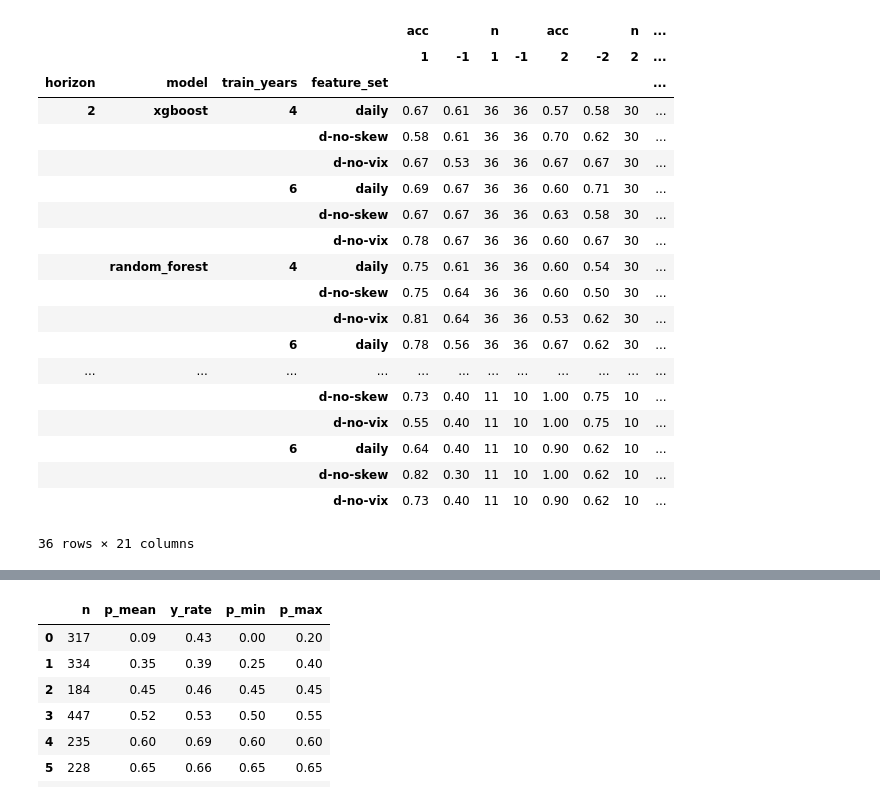
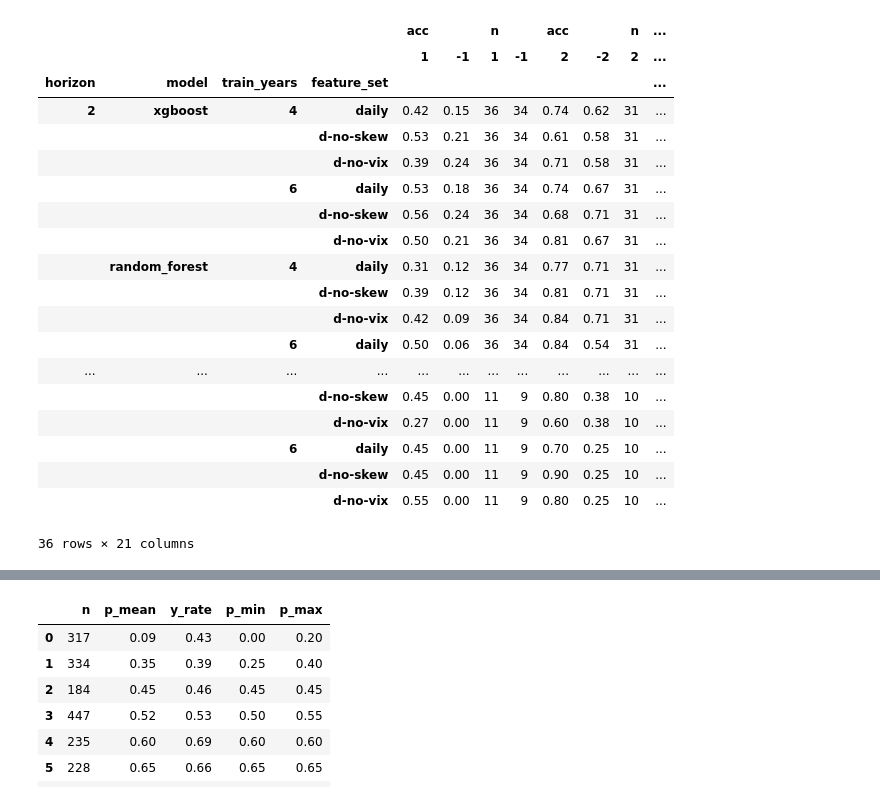
Before and after one commit to bchase17/Fracturion, a Jupyter notebook: Intraday_Model_Pipeline/performance_assessment.ipynb, the cells around one changed output, grey strips where cells are left out. Drawn from its saved outputs; the diff is of its cells as text; code cells hidden in the pictures.

```diff
--- a/Intraday_Model_Pipeline/performance_assessment.ipynb
+++ b/Intraday_Model_Pipeline/performance_assessment.ipynb
@@ -131,11 +111,10 @@ def flip_bucket_tables_multi(
     perf_df,
     returns,
     *,
+    streak_col="streak_lag1",
     K=3,
-    test_days=1,
     date_col="Date",
     close_col="Close",
-    streak_col="streak_lag1",
     w=None,
 ):
     """
@@ -179,7 +158,7 @@ def flip_bucket_tables_multi(
         df_r = _add_streak(base, ret_col)
 
         # merge with perf (this gives you acc/model/train_years/feature_set/etc)
-        perf_r = perf_df[(perf_df["horizon"] == r) & (perf_df["test_days"] == test_days)]
+        perf_r = perf_df[(perf_df["horizon"] == r)]
         d = df_r.merge(perf_r, on=date_col, how="inner")
 
         # --- bucket streak_lag1 into [-K..K] plus tails as +/- (K+1) ---
@@ -228,48 +207,49 @@ def flip_bucket_tables_multi(
         flip_wide[("wba", "")] = (
             w[1]    * flip_wide[("bal_acc_pair", "1")] +
             w[2]    * flip_wide[("bal_acc_pair", "2")] +
             w[3]    * flip_wide[("bal_acc_pair", "3")] +
             w["3+"] * flip_wide[("bal_acc_pair", "3+")]
         ) / max_score
 
         flip_wide[("wba", "")] = flip_wide[("wba", "")].round(2)
 
         flip_by_r[r] = flip_wide
         rf_sorted_by_r[r] = flip_wide.sort_values(by=("wba", ""), ascending=False).round(2)
 
     all_flip = pd.concat(flip_by_r, names=["horizon"])
     return flip_by_r, rf_sorted_by_r, all_flip
 
 returns = [2, 5, 10]
+streak_col = "streak"
 flip_by_r, rf_sorted_by_r, all_flip = flip_bucket_tables_multi(
     df_daily=df_daily,
     perf_df=perf_df,
     returns=returns,
+    streak_col=streak_col,
     K=3,
-    test_days=1,
 )
 
 rf_sorted_by_r[10]     # horizon 10 sorted table
 flip_by_r[5]           # horizon 5 unsorted table
 all_flip.round(2)               # all horizons stacked with "horizon" index level
 # %% [output]
 |  |  |  |  | acc |  | n |  | acc |  | n | ... |
 |  |  |  |  | 1 | -1 | 1 | -1 | 2 | -2 | 2 | ... |
 | horizon | model | train_years | feature_set |  |  |  |  |  |  |  | ... |
-| 2 | xgboost | 4 | daily | 0.67 | 0.61 | 36 | 36 | 0.57 | 0.58 | 30 | ... |
-|  |  |  | d-no-skew | 0.58 | 0.61 | 36 | 36 | 0.70 | 0.62 | 30 | ... |
-|  |  |  | d-no-vix | 0.67 | 0.53 | 36 | 36 | 0.67 | 0.67 | 30 | ... |
-|  |  | 6 | daily | 0.69 | 0.67 | 36 | 36 | 0.60 | 0.71 | 30 | ... |
-|  |  |  | d-no-skew | 0.67 | 0.67 | 36 | 36 | 0.63 | 0.58 | 30 | ... |
-|  |  |  | d-no-vix | 0.78 | 0.67 | 36 | 36 | 0.60 | 0.67 | 30 | ... |
-|  | random_forest | 4 | daily | 0.75 | 0.61 | 36 | 36 | 0.60 | 0.54 | 30 | ... |
-|  |  |  | d-no-skew | 0.75 | 0.64 | 36 | 36 | 0.60 | 0.50 | 30 | ... |
-|  |  |  | d-no-vix | 0.81 | 0.64 | 36 | 36 | 0.53 | 0.62 | 30 | ... |
-|  |  | 6 | daily | 0.78 | 0.56 | 36 | 36 | 0.67 | 0.62 | 30 | ... |
+| 2 | xgboost | 4 | daily | 0.42 | 0.15 | 36 | 34 | 0.74 | 0.62 | 31 | ... |
+|  |  |  | d-no-skew | 0.53 | 0.21 | 36 | 34 | 0.61 | 0.58 | 31 | ... |
+|  |  |  | d-no-vix | 0.39 | 0.24 | 36 | 34 | 0.71 | 0.58 | 31 | ... |
+|  |  | 6 | daily | 0.53 | 0.18 | 36 | 34 | 0.74 | 0.67 | 31 | ... |
+|  |  |  | d-no-skew | 0.56 | 0.24 | 36 | 34 | 0.68 | 0.71 | 31 | ... |
+|  |  |  | d-no-vix | 0.50 | 0.21 | 36 | 34 | 0.81 | 0.67 | 31 | ... |
+|  | random_forest | 4 | daily | 0.31 | 0.12 | 36 | 34 | 0.77 | 0.71 | 31 | ... |
+|  |  |  | d-no-skew | 0.39 | 0.12 | 36 | 34 | 0.81 | 0.71 | 31 | ... |
+|  |  |  | d-no-vix | 0.42 | 0.09 | 36 | 34 | 0.84 | 0.71 | 31 | ... |
+|  |  | 6 | daily | 0.50 | 0.06 | 36 | 34 | 0.84 | 0.54 | 31 | ... |
 | ... | ... | ... | ... | ... | ... | ... | ... | ... | ... | ... | ... |
-|  |  |  | d-no-skew | 0.73 | 0.40 | 11 | 10 | 1.00 | 0.75 | 10 | ... |
-|  |  |  | d-no-vix | 0.55 | 0.40 | 11 | 10 | 1.00 | 0.75 | 10 | ... |
-|  |  | 6 | daily | 0.64 | 0.40 | 11 | 10 | 0.90 | 0.62 | 10 | ... |
-|  |  |  | d-no-skew | 0.82 | 0.30 | 11 | 10 | 1.00 | 0.62 | 10 | ... |
-|  |  |  | d-no-vix | 0.73 | 0.40 | 11 | 10 | 0.90 | 0.62 | 10 | ... |
+|  |  |  | d-no-skew | 0.45 | 0.00 | 11 | 9 | 0.80 | 0.38 | 10 | ... |
+|  |  |  | d-no-vix | 0.27 | 0.00 | 11 | 9 | 0.60 | 0.38 | 10 | ... |
+|  |  | 6 | daily | 0.45 | 0.00 | 11 | 9 | 0.70 | 0.25 | 10 | ... |
+|  |  |  | d-no-skew | 0.45 | 0.00 | 11 | 9 | 0.90 | 0.25 | 10 | ... |
+|  |  |  | d-no-vix | 0.55 | 0.00 | 11 | 9 | 0.80 | 0.25 | 10 | ... |
 36 rows × 21 columns
```
Also changed, not shown: parts of 4 cells of this notebook.
